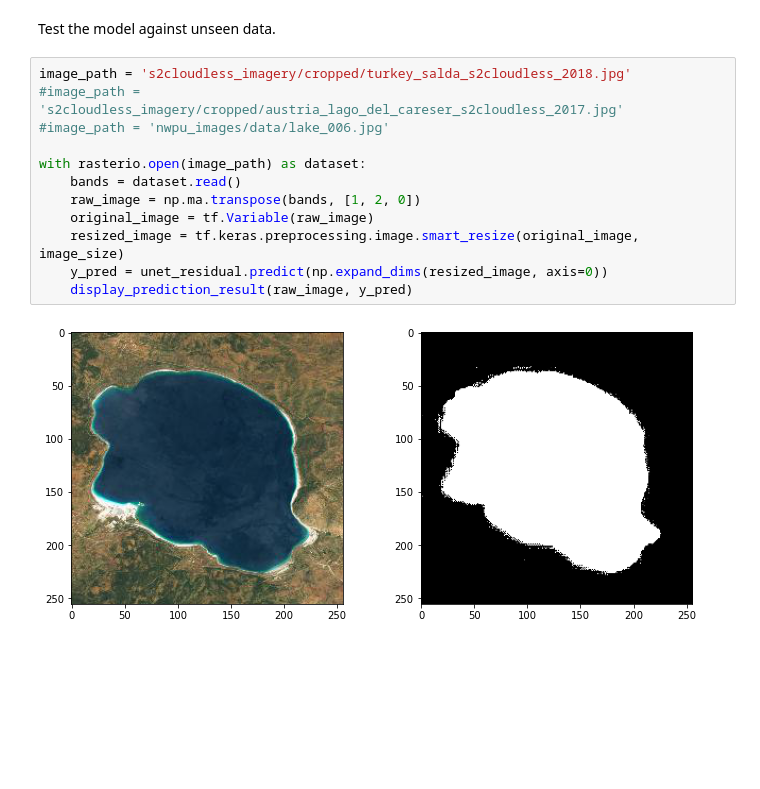
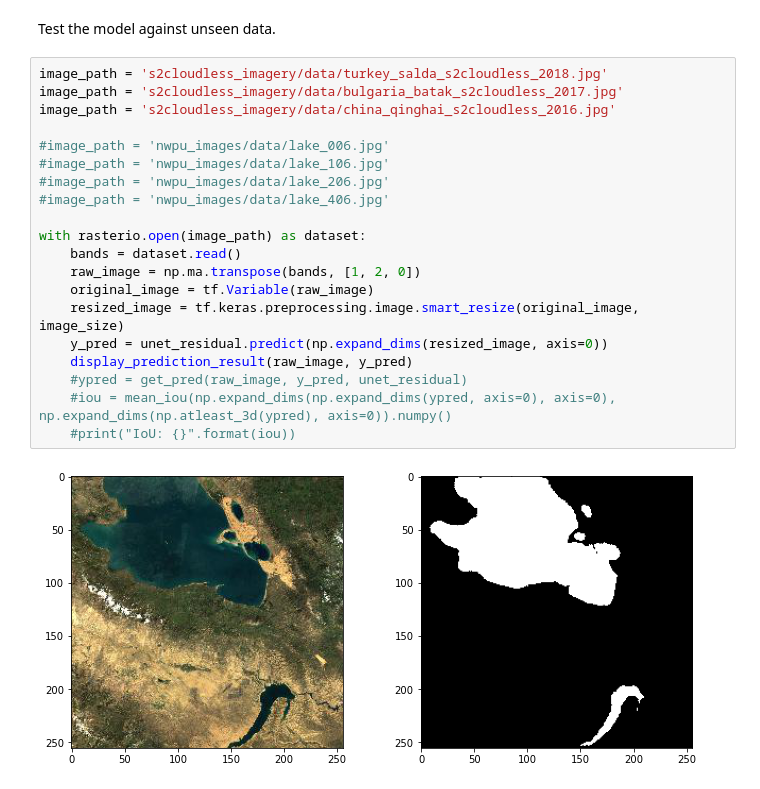
Before and after one commit to maxbeber/deep-water, a Jupyter notebook: 09-test-model-prediction.ipynb, the cells around one changed output. Drawn from its saved outputs; the diff is of its cells as text; blank space fills up the shorter version.

```diff
--- a/09-test-model-prediction.ipynb
+++ b/09-test-model-prediction.ipynb
@@ -46,16 +62,24 @@ ________________________________________________________________________________
 # %% [markdown]
 Test the model against unseen data.
 # %%
-image_path = 's2cloudless_imagery/cropped/turkey_salda_s2cloudless_2018.jpg'
-#image_path = 's2cloudless_imagery/cropped/austria_lago_del_careser_s2cloudless_2017.jpg'
+image_path = 's2cloudless_imagery/data/turkey_salda_s2cloudless_2018.jpg'
+image_path = 's2cloudless_imagery/data/bulgaria_batak_s2cloudless_2017.jpg'
+image_path = 's2cloudless_imagery/data/china_qinghai_s2cloudless_2016.jpg'
+
 #image_path = 'nwpu_images/data/lake_006.jpg'
+#image_path = 'nwpu_images/data/lake_106.jpg'
+#image_path = 'nwpu_images/data/lake_206.jpg'
+#image_path = 'nwpu_images/data/lake_406.jpg'
 
 with rasterio.open(image_path) as dataset:
     bands = dataset.read()
     raw_image = np.ma.transpose(bands, [1, 2, 0])
     original_image = tf.Variable(raw_image)
     resized_image = tf.keras.preprocessing.image.smart_resize(original_image, image_size)
     y_pred = unet_residual.predict(np.expand_dims(resized_image, axis=0))
     display_prediction_result(raw_image, y_pred)
+    #ypred = get_pred(raw_image, y_pred, unet_residual)
+    #iou = mean_iou(np.expand_dims(np.expand_dims(ypred, axis=0), axis=0), np.expand_dims(np.atleast_3d(ypred), axis=0)).numpy()
+    #print("IoU: {}".format(iou))
 # %% [output]
-[figure, old version]
+[figure, new version]
```
Also changed, not shown: parts of 4 cells of this notebook, 1 other file.
